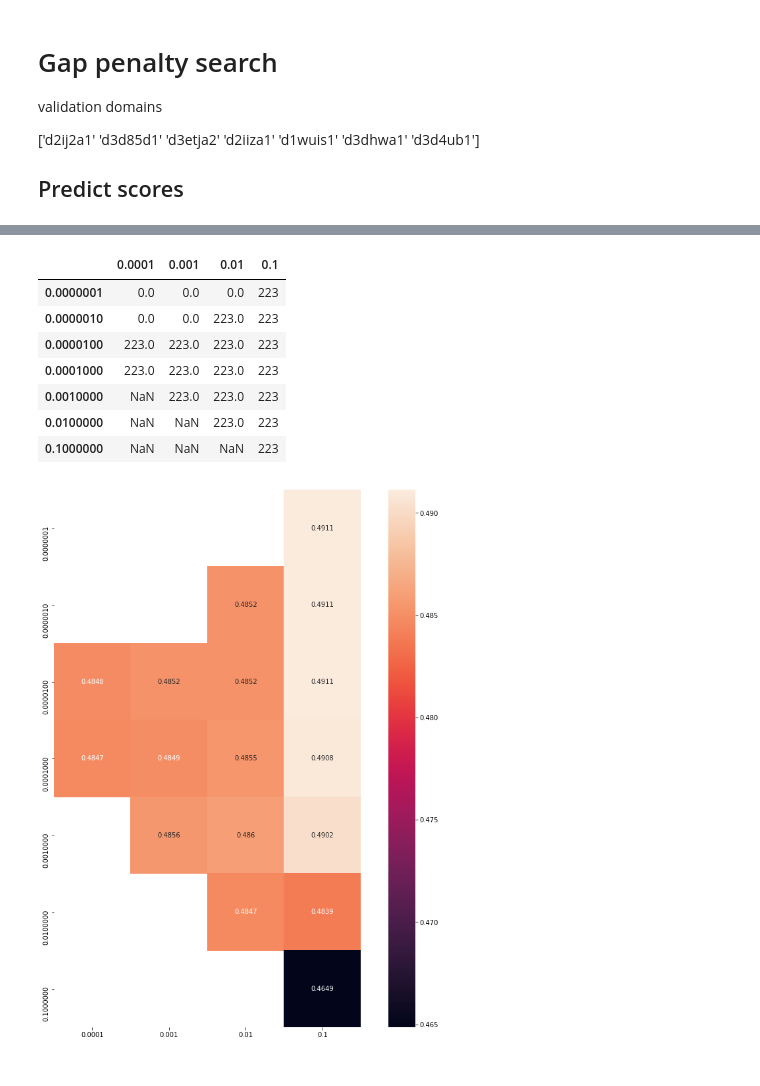
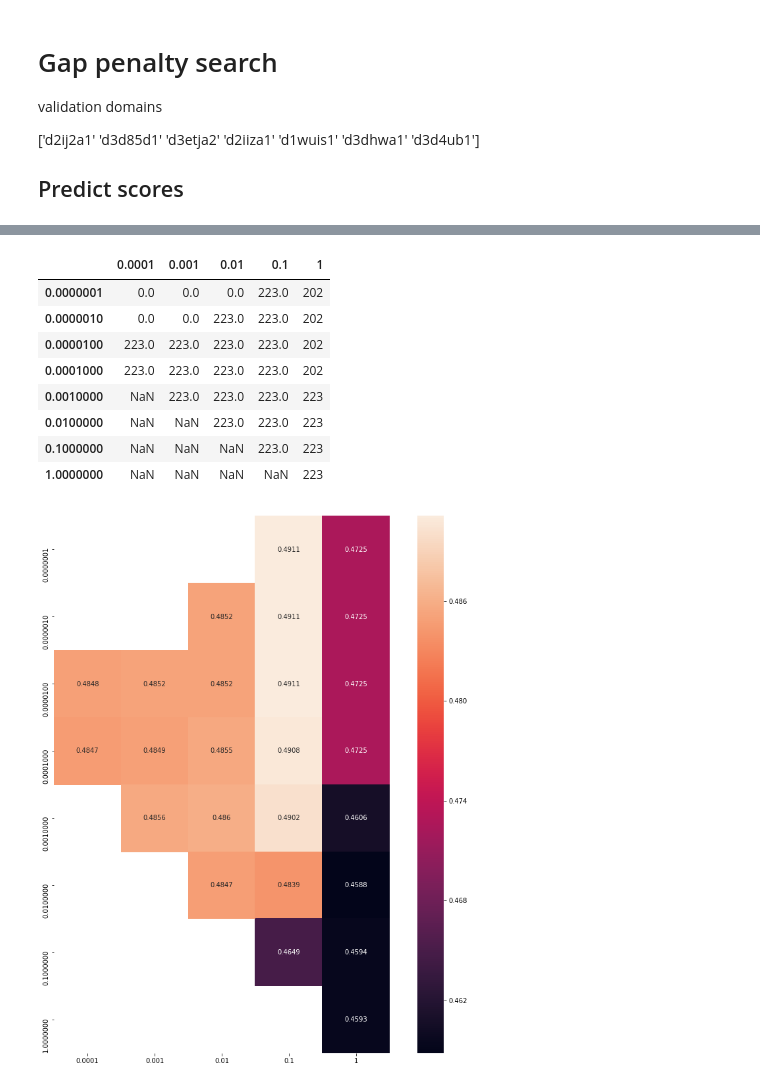
Before and after one commit to shuichiro-makigaki/exmachina, a Jupyter notebook: contrib/parameter_search.ipynb, the cells around one changed output, grey strips where cells are left out. Drawn from its saved outputs; the diff is of its cells as text; code cells hidden in the pictures.

```diff
--- a/contrib/parameter_search.ipynb
+++ b/contrib/parameter_search.ipynb
@@ -463,8 +462,8 @@ from machina.generate_models import MachinaModel
 test_domain = np.load('../data/gap_validation_domain_ids.npy')
 scop_root = Scop(dir_path='../data/train', version='1.75')
 scop40 = SeqIO.index('../data/train/astral-scopdom-seqres-gd-sel-gs-bib-40-1.75.fa', 'fasta')
-GAP_OPEN_LIST = (-0.0001, -0.001, -0.01, -0.1)
-GAP_EXTEND_LIST = (-0.0000001, -0.000001, -0.00001, -0.0001, -0.001, -0.01, -0.1)
+GAP_OPEN_LIST = (-0.0001, -0.001, -0.01, -0.1, -1)
+GAP_EXTEND_LIST = (-0.0000001, -0.000001, -0.00001, -0.0001, -0.001, -0.01, -0.1, -1)
 
 for GAP_OPEN in tqdm(GAP_OPEN_LIST):
     for GAP_EXTEND in tqdm(GAP_EXTEND_LIST):
@@ -489,8 +488,6 @@ for GAP_OPEN in tqdm(GAP_OPEN_LIST):
 
 def _process(args):
     for a in args:
-        if Path(f'{a[3]}/{a[1]}.pdb').exists():
-            continue
         MachinaModel().generate_protein_model(a[0], a[1], a[2], a[3], a[4])
 
 
@@ -519,4 +515,6 @@ for GAP_OPEN in tqdm(GAP_OPEN_LIST):
 # %%
+%matplotlib inline
+
 import sys
 from pathlib import Path
 
@@ -536,8 +534,8 @@ from machina.TMtoolsCommandLine import TMalignCommandLine
 scop_root = Scop(dir_path='../data/train', version='1.75')
 test_domain = np.load('../data/gap_validation_domain_ids.npy')
 scop40 = SeqIO.index('../data/train/astral-scopdom-seqres-gd-sel-gs-bib-40-1.75.fa', 'fasta')
-GAP_OPEN_LIST = (-0.0001, -0.001, -0.01, -0.1)
-GAP_EXTEND_LIST = (-0.0000001, -0.000001, -0.00001, -0.0001, -0.001, -0.01, -0.1)
+GAP_OPEN_LIST = (-0.0001, -0.001, -0.01, -0.1, -1)
+GAP_EXTEND_LIST = (-0.0000001, -0.000001, -0.00001, -0.0001, -0.001, -0.01, -0.1, -1)
 
 
 def _process(model_pdb_path, native_pdb_path):
@@ -568,6 +566,8 @@ for GAP_OPEN in tqdm(GAP_OPEN_LIST):
 display(pandas.DataFrame.from_dict(count_d))
 grid_df = pandas.DataFrame.from_dict(grid_d)
 fig, ax = pyplot.subplots(figsize=(15, 15))
+ax.set_ylabel('Extend Penalty')
+ax.set_xlabel('Open Penalty')
 seaborn.heatmap(grid_df, ax=ax, linewidths=0, square=True, annot=True, fmt='.4g')
 fig.savefig('gap_penalty_search.pdf', bbox_inches='tight', pad_inches = 0)
 # %% [output]
@@ -579,9 +580,10 @@ fig.savefig('gap_penalty_search.pdf', bbox_inches='tight', pad_inches = 0)
-|  | 0.0001 | 0.001 | 0.01 | 0.1 |
-| 0.0000001 | 0.0 | 0.0 | 0.0 | 223 |
-| 0.0000010 | 0.0 | 0.0 | 223.0 | 223 |
-| 0.0000100 | 223.0 | 223.0 | 223.0 | 223 |
-| 0.0001000 | 223.0 | 223.0 | 223.0 | 223 |
-| 0.0010000 | NaN | 223.0 | 223.0 | 223 |
-| 0.0100000 | NaN | NaN | 223.0 | 223 |
-| 0.1000000 | NaN | NaN | NaN | 223 |
+|  | 0.0001 | 0.001 | 0.01 | 0.1 | 1 |
+| 0.0000001 | 0.0 | 0.0 | 0.0 | 223.0 | 202 |
+| 0.0000010 | 0.0 | 0.0 | 223.0 | 223.0 | 202 |
+| 0.0000100 | 223.0 | 223.0 | 223.0 | 223.0 | 202 |
+| 0.0001000 | 223.0 | 223.0 | 223.0 | 223.0 | 202 |
+| 0.0010000 | NaN | 223.0 | 223.0 | 223.0 | 223 |
+| 0.0100000 | NaN | NaN | 223.0 | 223.0 | 223 |
+| 0.1000000 | NaN | NaN | NaN | 223.0 | 223 |
+| 1.0000000 | NaN | NaN | NaN | NaN | 223 |
-[figure, old version]
+[figure, new version]
```
Also changed, not shown: parts of 3 cells of this notebook, 7 other files.
